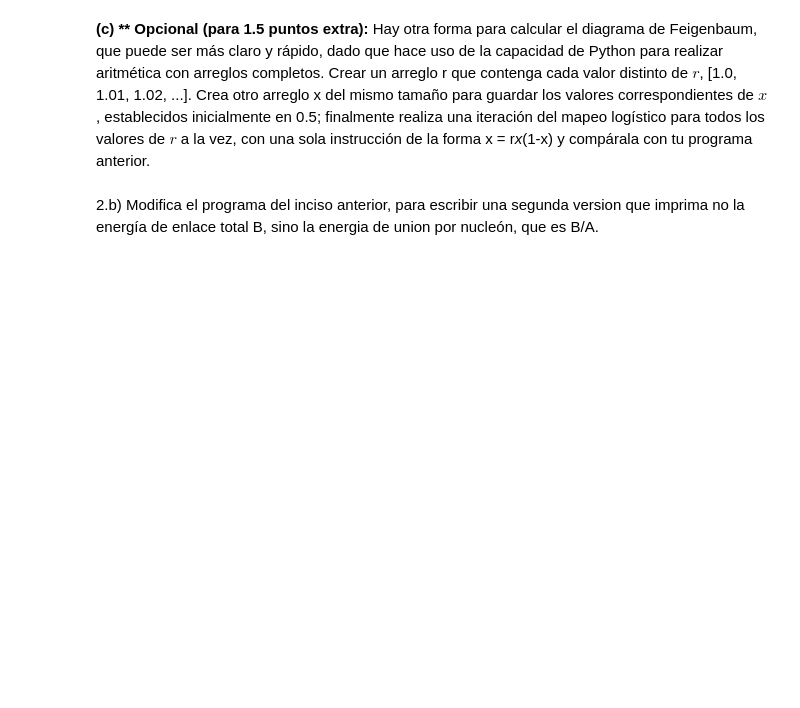
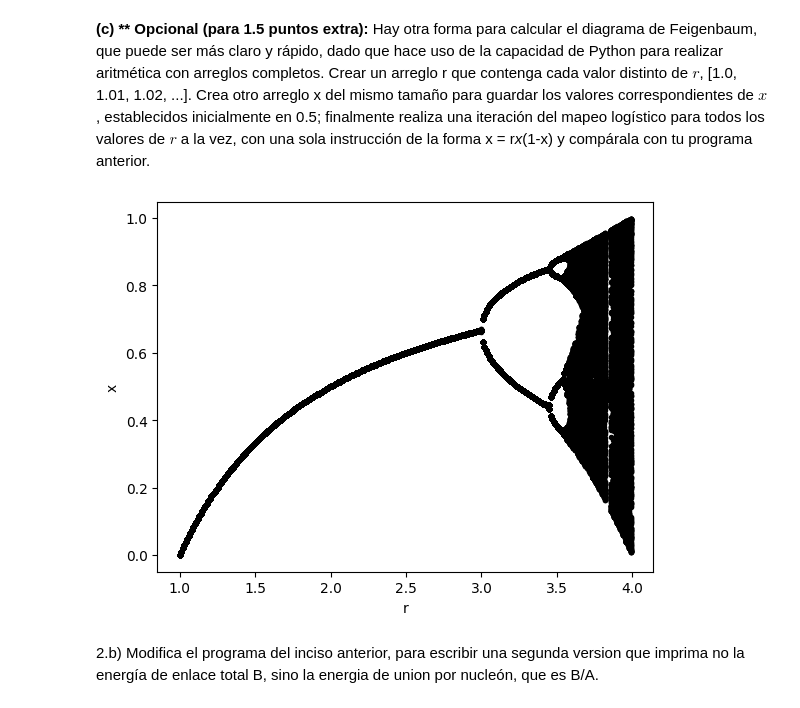
Before and after one commit to FrancoOlvera/Fisica_Comp, a Jupyter notebook: Tareas/Tarea 3/TareaPractica3.ipynb, the cells around one changed output. Saved outputs shown, nothing was run; the diff lists cells and outputs as text; code cells hidden in the pictures; blank space fills up the shorter version.

```diff
--- a/Tareas/Tarea 3/TareaPractica3.ipynb
+++ b/Tareas/Tarea 3/TareaPractica3.ipynb
@@ -316,3 +234,28 @@ print("La energía de enlace es: ", B, "Mev")
+# %%
+
+#Tomamos el arreglo de r
+r = np.arange(1.0, 4.0, 0.01)
+#x debe tener el mismo tamaño que r, lo hacemos de unos
+x = np.ones(len(r))*0.5
+
+for i in r:
+    x = r*x* (1-x)
+
+ #Hacer la operación mil veces una vez para que se establezca en un punto fijo.
+    for i in range(1000):
+        x = r* x * (1-x)
+
+#Otras mil veces una vez para graficarlas.
+    for i in range(1000):
+        x = r* x*(1-x)
+
+
+    plt.plot(r,x, "k.")
+    #Ponemos nombre a los ejes
+    plt.xlabel("r")
+    plt.ylabel("x")
+# %% [output]
+[figure, added]
 # %% [markdown]
 2.b) Modifica el programa del inciso anterior, para escribir una segunda version que imprima no la energía de enlace total B, sino la energia de union por nucleón, que es B/A.
 # %%
```
Also changed, not shown: parts of 7 cells of this notebook.
